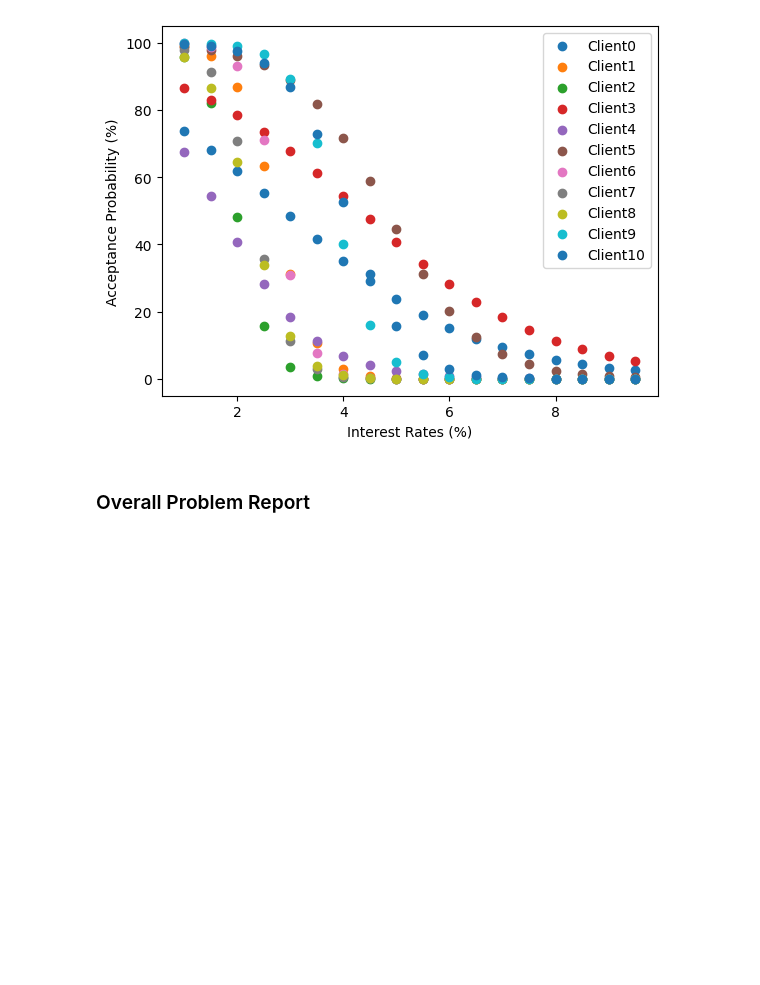
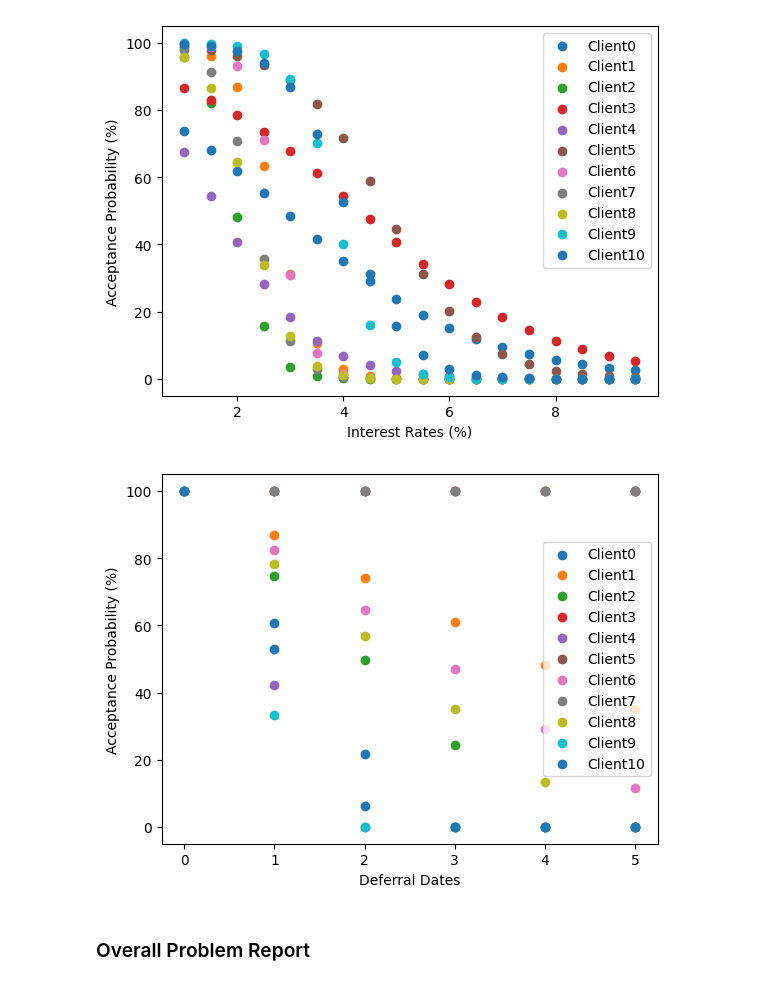
Before and after one commit to aiplan4eu/tsb-caos, a Jupyter notebook: case_study.ipynb, the cells around one changed output. Drawn from its saved outputs; the diff is of its cells as text; code cells hidden in the pictures; blank space fills up the shorter version.

```diff
--- a/case_study.ipynb
+++ b/case_study.ipynb
@@ -44,6 +44,22 @@ plt.legend()
 plt.show()
 # %% [output]
 [figure]
+# %%
+from interest_rate_prediction import InterestRatePrediction
+import matplotlib.pyplot as plt
+
+x = range(6)
+
+for c in p.clients:
+    y = [InterestRatePrediction.FindDeferralProbability(c, p) * 100 for p in x]
+    plt.scatter(x, y, label=c.name)
+
+plt.xlabel("Deferral Dates")
+plt.ylabel("Acceptance Probability (%)")
+plt.legend()
+plt.show()
+# %% [output]
+[figure, added]
 # %% [markdown]
 ### Overall Problem Report
 # %%
```
Also changed, not shown: 6 other files.
